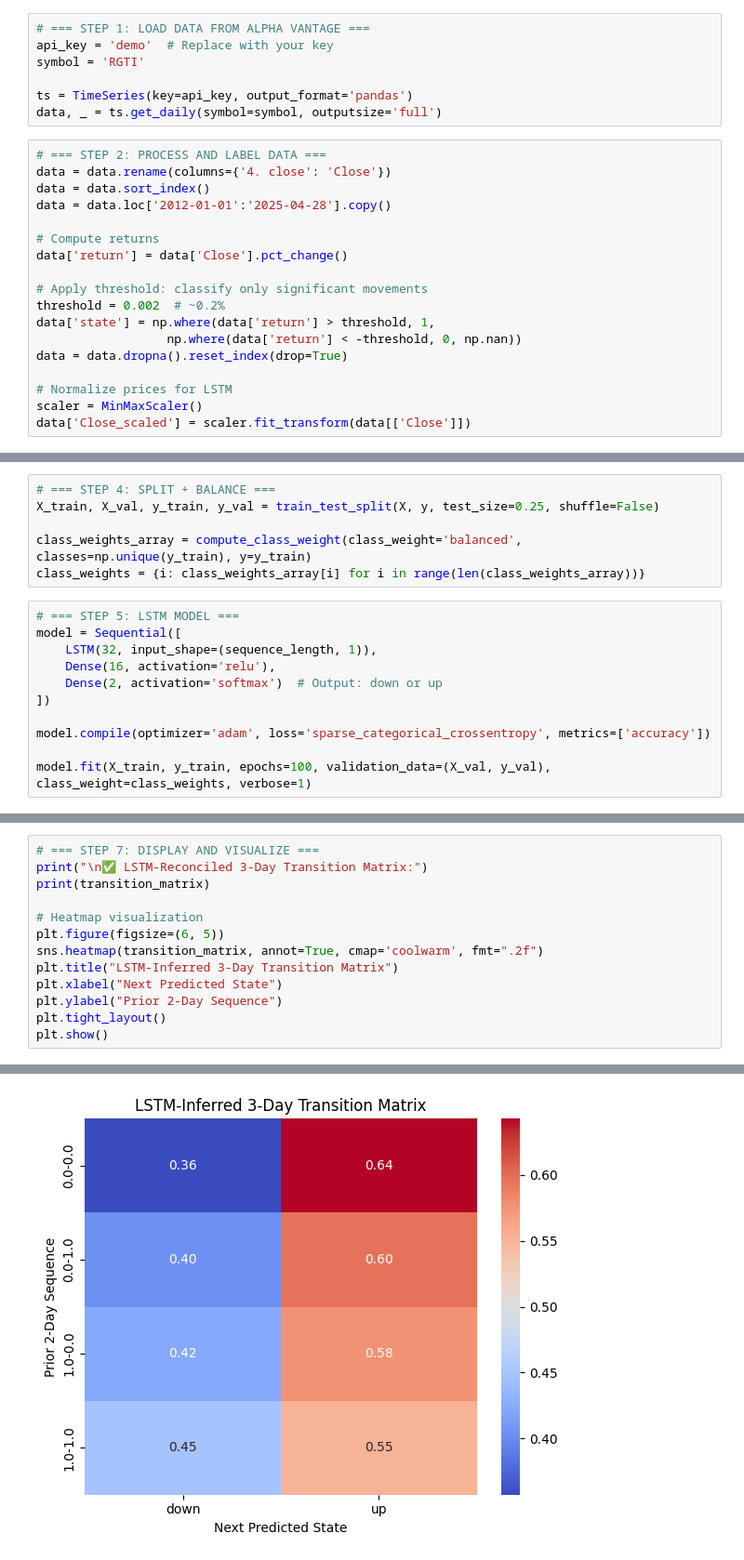
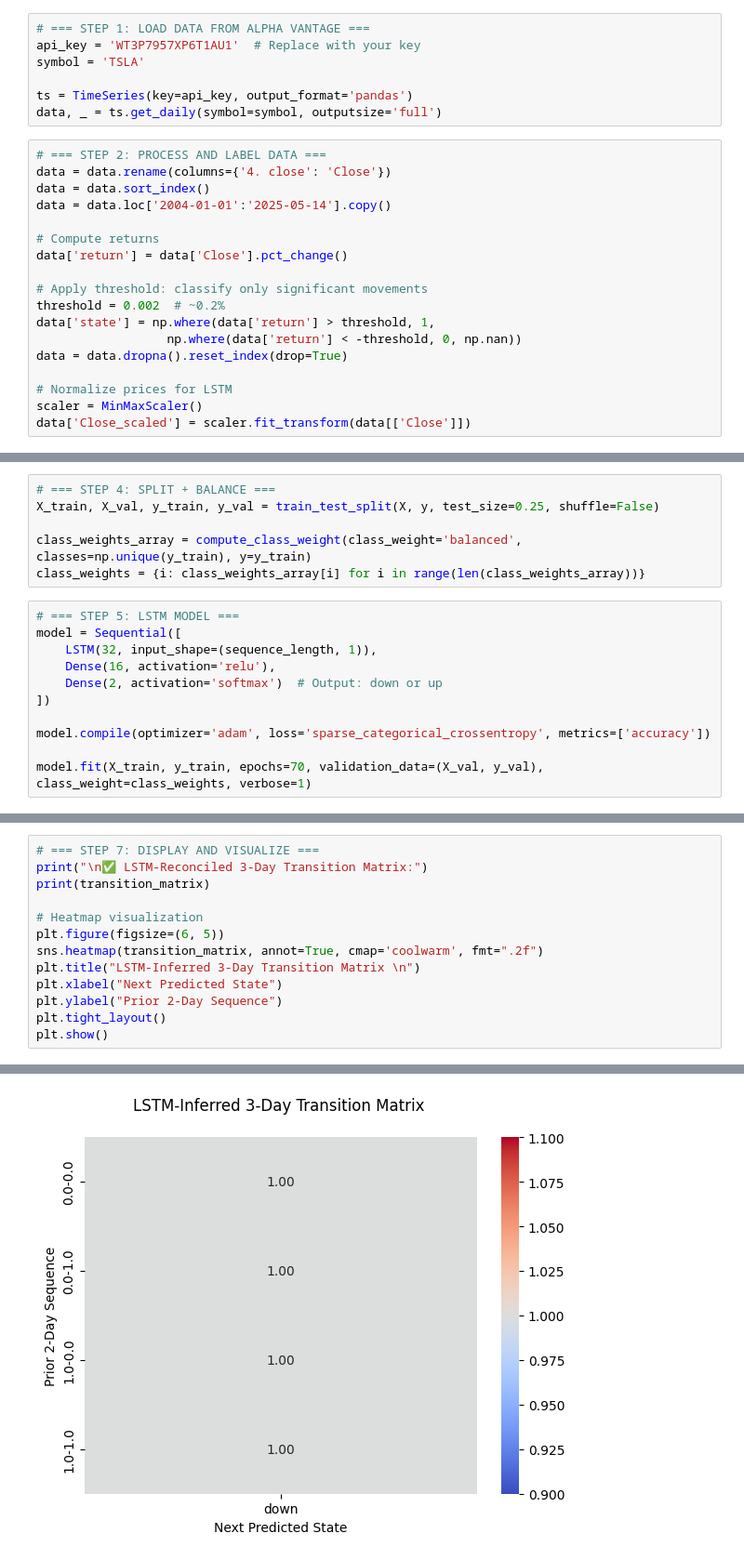
Before and after one commit to chandlerketelsen/portfolio, a Jupyter notebook: Deep Learning/LSTM Markets/markov_lstm.ipynb, the cells around one changed output, grey strips where cells are left out. Shown at 93% size. Drawn from its saved outputs; the diff is of its cells as text.

```diff
--- a/Deep Learning/LSTM Markets/markov_lstm.ipynb
+++ b/Deep Learning/LSTM Markets/markov_lstm.ipynb
@@ -22,7 +22,7 @@ import seaborn as
 # %%
 # === STEP 1: LOAD DATA FROM ALPHA VANTAGE ===
-api_key = 'demo'  # Replace with your key
-symbol = 'RGTI'
+api_key = 'WT3P7957XP6T1AU1'  # Replace with your key
+symbol = 'TSLA'
 
 ts = TimeSeries(key=api_key, output_format='pandas')
 data, _ = ts.get_daily(symbol=symbol, outputsize='full')
@@ -30,7 +30,7 @@ data, _ = ts.get_daily(symbol=symbol, outputsize='full')
 # === STEP 2: PROCESS AND LABEL DATA ===
 data = data.rename(columns={'4. close': 'Close'})
 data = data.sort_index()
-data = data.loc['2012-01-01':'2025-04-28'].copy()
+data = data.loc['2004-01-01':'2025-05-14'].copy()
 
 # Compute returns
 data['return'] = data['Close'].pct_change()
@@ -74,5 +74,5 @@ model = Sequential([
 
 model.compile(optimizer='adam', loss='sparse_categorical_crossentropy', metrics=['accuracy'])
 
-model.fit(X_train, y_train, epochs=100, validation_data=(X_val, y_val), class_weight=class_weights, verbose=1)
+model.fit(X_train, y_train, epochs=70, validation_data=(X_val, y_val), class_weight=class_weights, verbose=1)
 # %% [output]
@@ -118,7 +118,7 @@ print(transition_matrix)
 # Heatmap visualization
 plt.figure(figsize=(6, 5))
 sns.heatmap(transition_matrix, annot=True, cmap='coolwarm', fmt=".2f")
-plt.title("LSTM-Inferred 3-Day Transition Matrix")
+plt.title("LSTM-Inferred 3-Day Transition Matrix \n")
 plt.xlabel("Next Predicted State")
 plt.ylabel("Prior 2-Day Sequence")
 plt.tight_layout()
@@ -134 +134 @@ sequence
-[figure, old version]
+[figure, new version]
```
Also changed, not shown: parts of 4 cells of this notebook, 1 other file.
